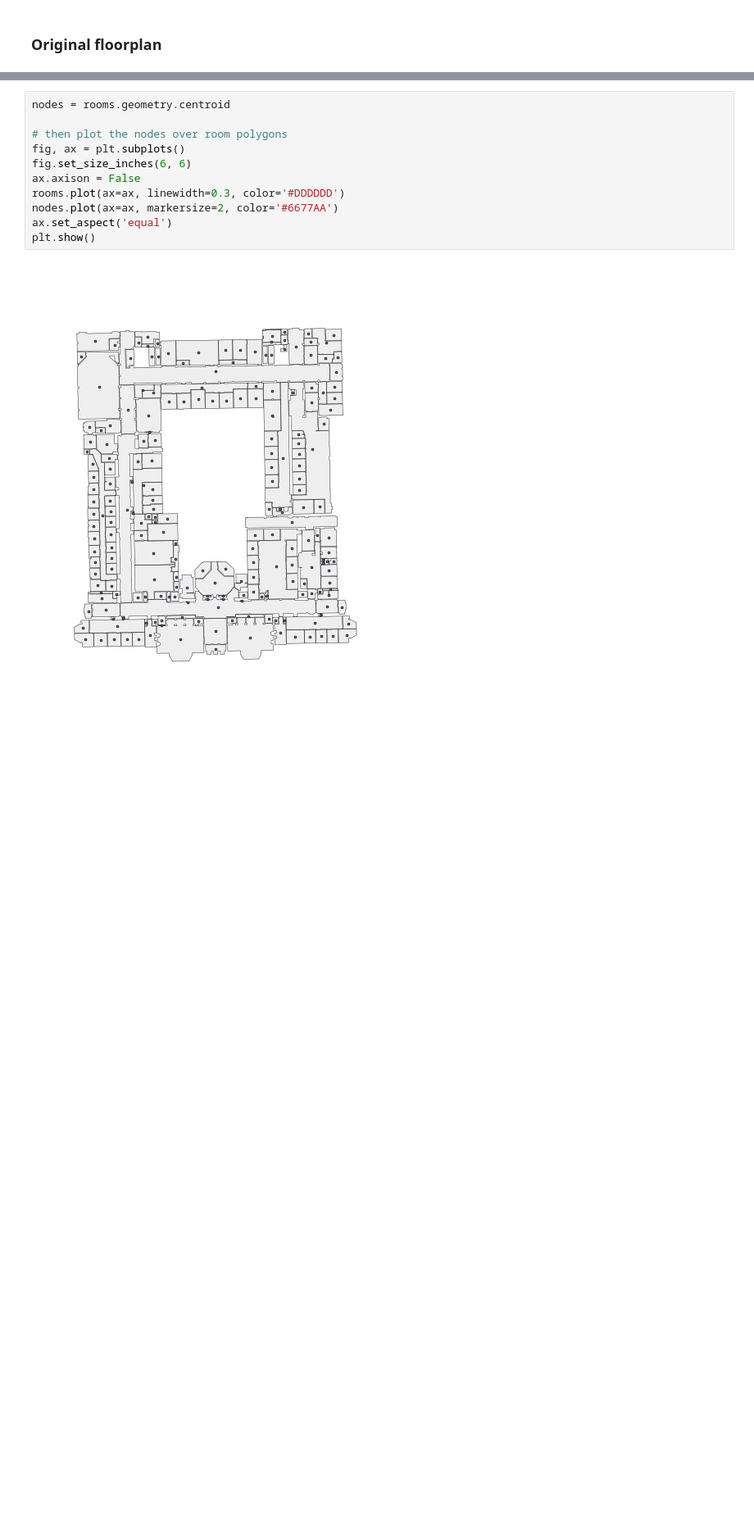
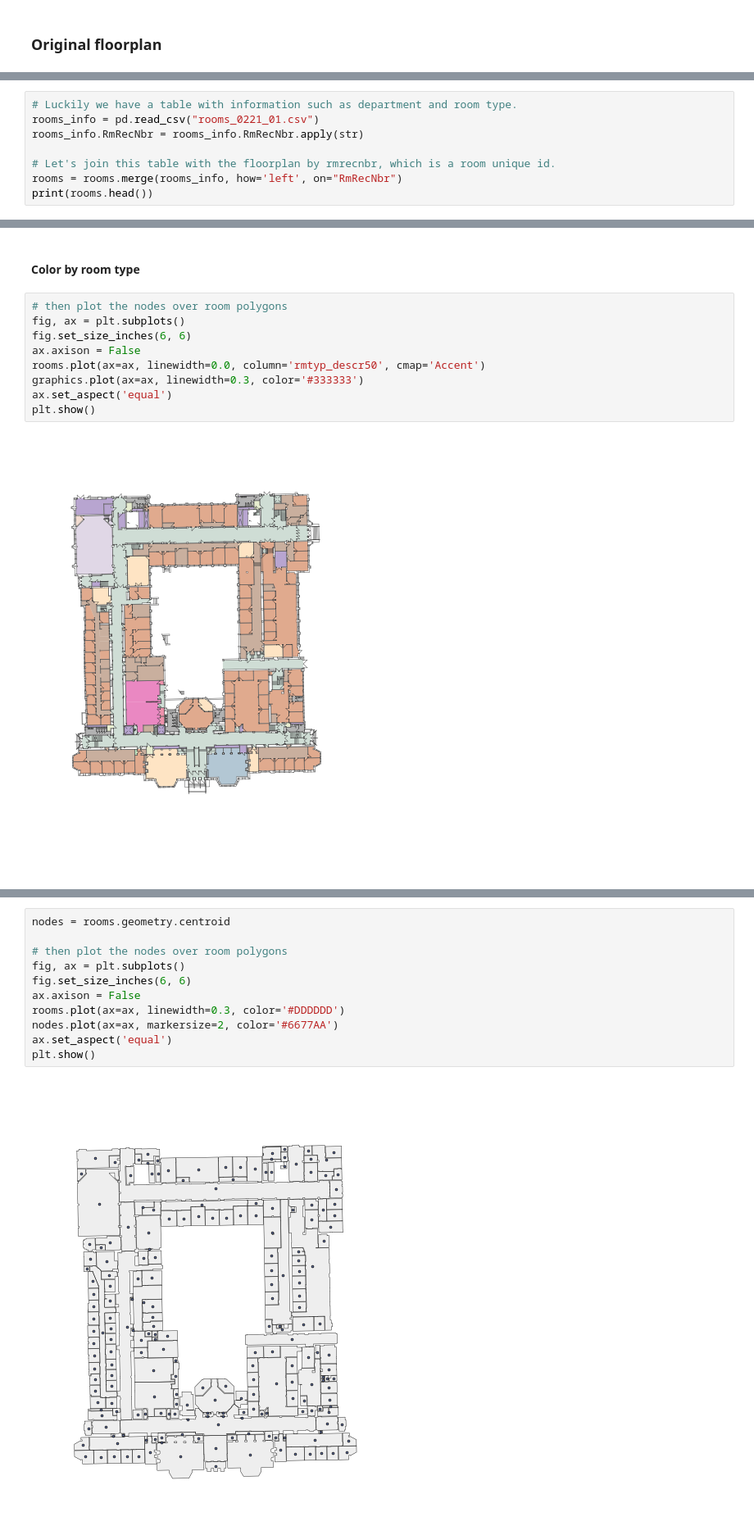
Before and after one commit to yonghah/geopandas-for-architecture, a Jupyter notebook: Floorplan Analysis with Geopandas and NetworkX.ipynb, the cells around one changed output, grey strips where cells are left out. Shown at 82% size. Saved outputs shown, nothing was run; the diff lists cells and outputs as text; blank space fills up the shorter version.

```diff
--- a/Floorplan Analysis with Geopandas and NetworkX.ipynb
+++ b/Floorplan Analysis with Geopandas and NetworkX.ipynb
@@ -45,0 +48,8 @@ plt.show()
+# %%
+# Luckily we have a table with information such as department and room type.
+rooms_info = pd.read_csv("rooms_0221_01.csv")
+rooms_info.RmRecNbr = rooms_info.RmRecNbr.apply(str)
+
+# Let's join this table with the floorplan by rmrecnbr, which is a room unique id.
+rooms = rooms.merge(rooms_info, how='left', on="RmRecNbr")
+print(rooms.head())
@@ -45,0 +74,13 @@ plt.show()
+# %% [markdown]
+#### Color by room type
+# %%
+# then plot the nodes over room polygons
+fig, ax = plt.subplots()
+fig.set_size_inches(6, 6)
+ax.axison = False
+rooms.plot(ax=ax, linewidth=0.0, column='rmtyp_descr50', cmap='Accent')
+graphics.plot(ax=ax, linewidth=0.3, color='#333333')
+ax.set_aspect('equal')
+plt.show()
+# %% [output]
+[figure, added]
```
Also changed, not shown: parts of 16 cells of this notebook, 3 other files.
